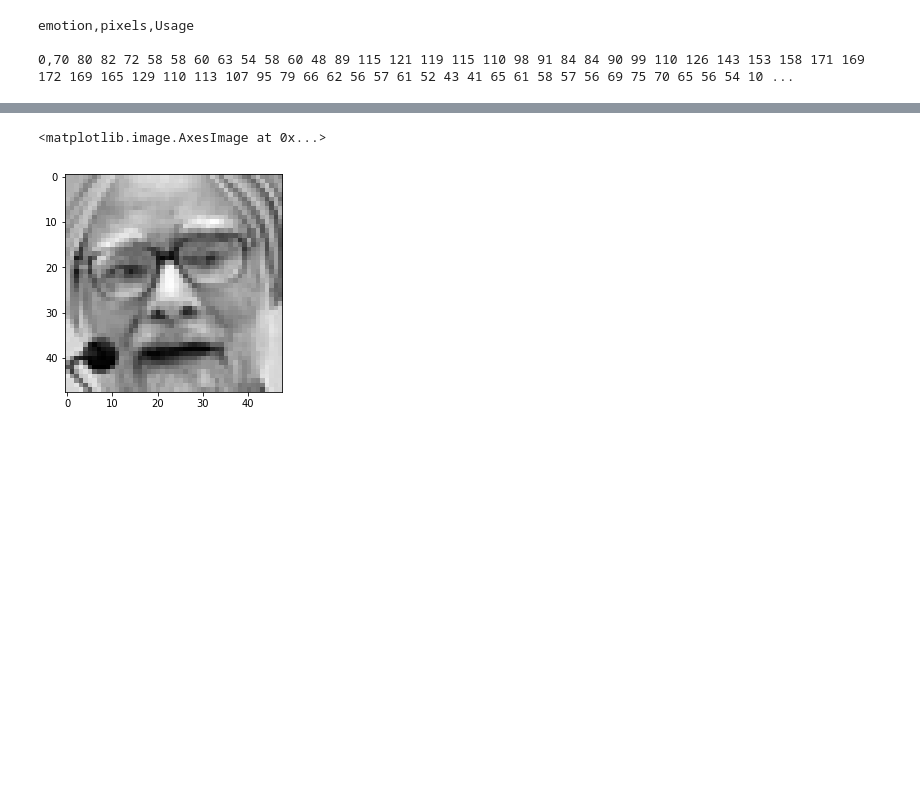
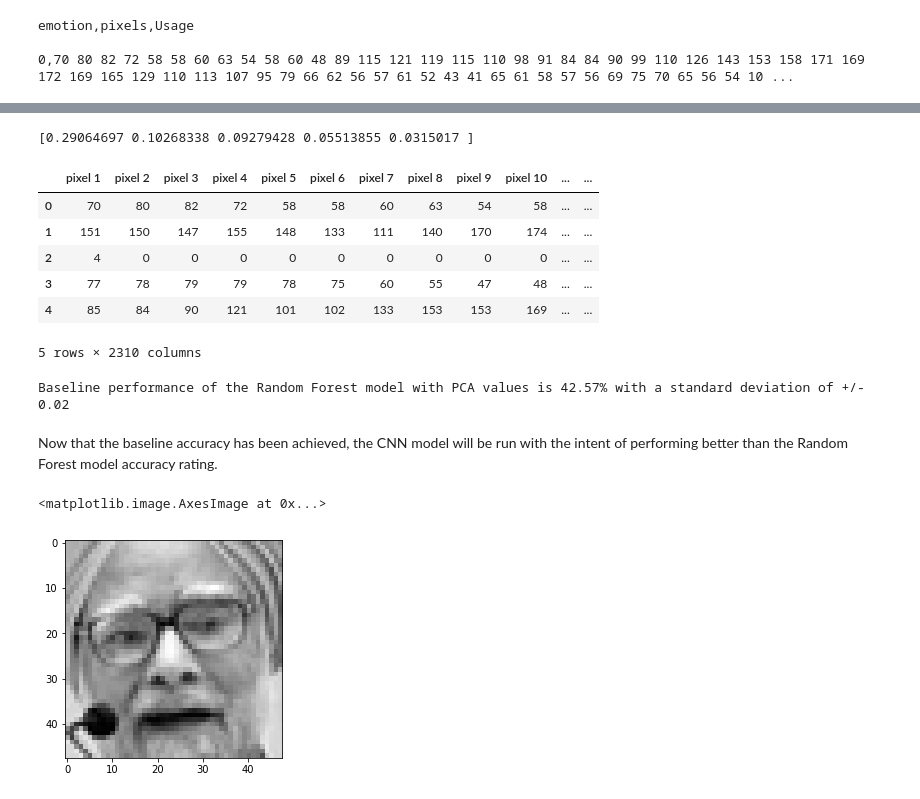
Before and after one commit to brianjinkim/Projects, a Jupyter notebook: Facial Emotion Recognition/Facial Emotion Recognition.ipynb, the cells around one changed output, grey strips where cells are left out. Drawn from its saved outputs; the diff is of its cells as text; code cells hidden in the pictures; blank space fills up the shorter version.

```diff
--- a/Facial Emotion Recognition/Facial Emotion Recognition.ipynb
+++ b/Facial Emotion Recognition/Facial Emotion Recognition.ipynb
@@ -46,0 +118,26 @@ There are 35888 pictures
+# %%
+from sklearn.decomposition import PCA
+
+pca = PCA(n_components=5)
+pca_result = pca.fit_transform(df[feat_cols].values)
+
+df['pca-one'] = pca_result[:,0]
+df['pca-two'] = pca_result[:,1]
+df['pca-three'] = pca_result[:,2]
+df['pca-four'] = pca_result[:,3]
+df['pca-five'] = pca_result[:,4]
+
+print(pca.explained_variance_ratio_)
+# %% [output]
+[0.29064697 0.10268338 0.09279428 0.05513855 0.0315017 ]
+# %%
+# show the dataframe with the pca values
+df.head()
+# %% [output]
+|  | pixel 1 | pixel 2 | pixel 3 | pixel 4 | pixel 5 | pixel 6 | pixel 7 | pixel 8 | pixel 9 | pixel 10 | ... | ... |
+| 0 | 70 | 80 | 82 | 72 | 58 | 58 | 60 | 63 | 54 | 58 | ... | ... |
+| 1 | 151 | 150 | 147 | 155 | 148 | 133 | 111 | 140 | 170 | 174 | ... | ... |
+| 2 | 4 | 0 | 0 | 0 | 0 | 0 | 0 | 0 | 0 | 0 | ... | ... |
+| 3 | 77 | 78 | 79 | 79 | 78 | 75 | 60 | 55 | 47 | 48 | ... | ... |
+| 4 | 85 | 84 | 90 | 121 | 101 | 102 | 133 | 153 | 153 | 169 | ... | ... |
+5 rows × 2310 columns
@@ -46,0 +150,6 @@ There are 35888 pictures
+# %%
+print('Baseline performance of the Random Forest model with PCA values is {0:.2f}% with a standard deviation of +/- {1:.2f}'.format(average_score.mean()*100, average_score.std()*2))
+# %% [output]
+Baseline performance of the Random Forest model with PCA values is 42.57% with a standard deviation of +/- 0.02
+# %% [markdown]
+Now that the baseline accuracy has been achieved, the CNN model will be run with the intent of performing better than the Random Forest model accuracy rating.
```
Also changed, not shown: parts of 36 cells of this notebook, 1 other file.
